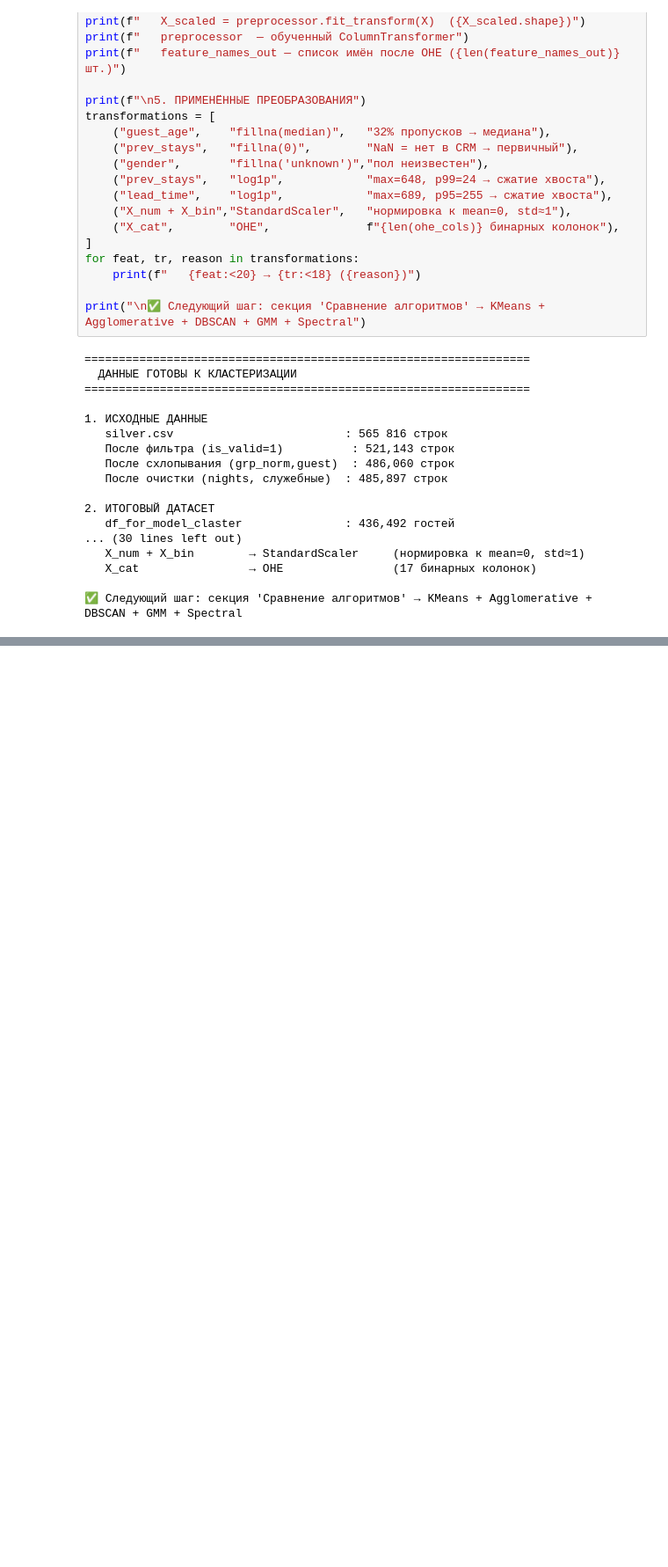
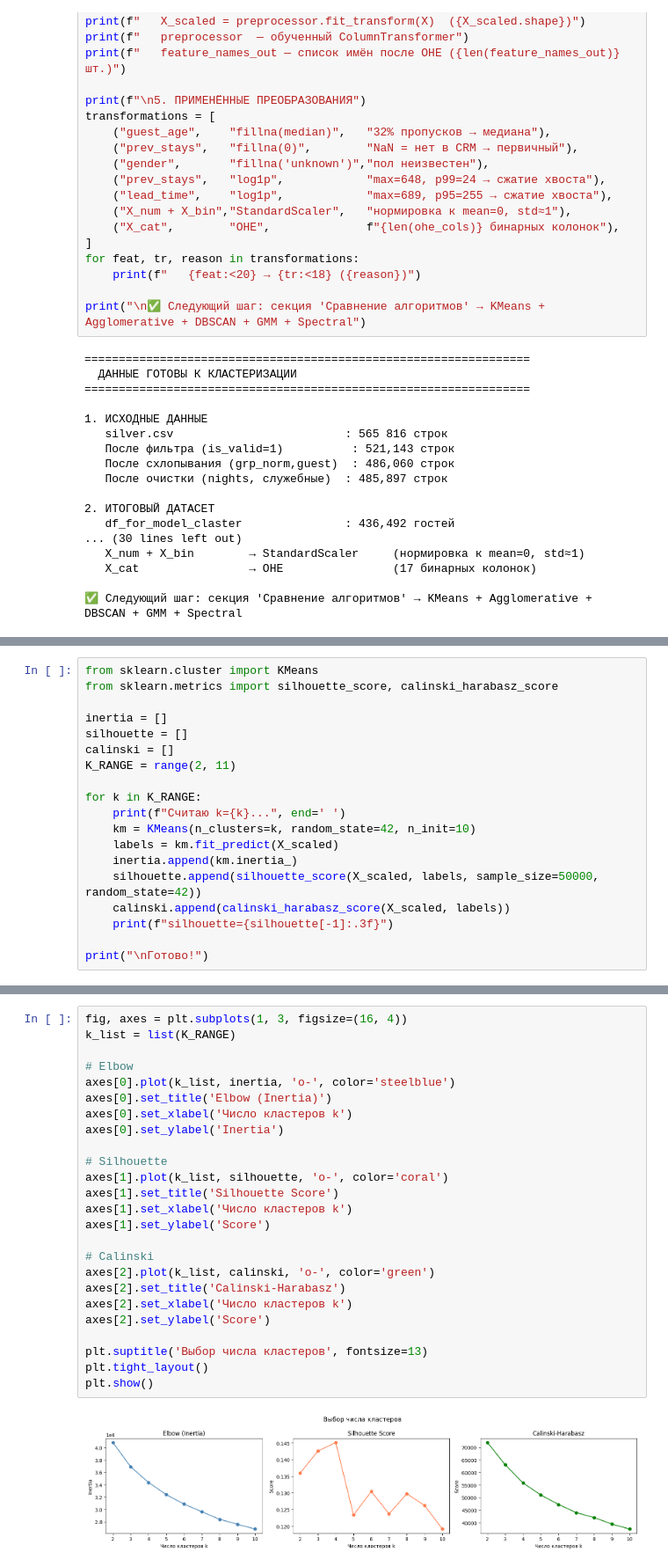
Before and after one commit to MSSAS/booking, a Jupyter notebook: ml/pipeline_clustering.ipynb, the cells around one changed output, grey strips where cells are left out. Shown at 88% size. Saved outputs shown, nothing was run; the diff lists cells and outputs as text; blank space fills up the shorter version.

Commit message:
kmeans v1

```diff
--- a/ml/pipeline_clustering.ipynb
+++ b/ml/pipeline_clustering.ipynb
@@ -977,0 +1023,19 @@ print("\n✅ Следующий шаг: секция 'Сравнение алг
+# %%
+from sklearn.cluster import KMeans
+from sklearn.metrics import silhouette_score, calinski_harabasz_score
+
+inertia = []
+silhouette = []
+calinski = []
+K_RANGE = range(2, 11)
+
+for k in K_RANGE:
+    print(f"Считаю k={k}...", end=' ')
+    km = KMeans(n_clusters=k, random_state=42, n_init=10)
+    labels = km.fit_predict(X_scaled)
+    inertia.append(km.inertia_)
+    silhouette.append(silhouette_score(X_scaled, labels, sample_size=50000, random_state=42))
+    calinski.append(calinski_harabasz_score(X_scaled, labels))
+    print(f"silhouette={silhouette[-1]:.3f}")
+
+print("\nГотово!")
@@ -977,0 +1064,27 @@ print("\n✅ Следующий шаг: секция 'Сравнение алг
+# %%
+fig, axes = plt.subplots(1, 3, figsize=(16, 4))
+k_list = list(K_RANGE)
+
+# Elbow
+axes[0].plot(k_list, inertia, 'o-', color='steelblue')
+axes[0].set_title('Elbow (Inertia)')
+axes[0].set_xlabel('Число кластеров k')
+axes[0].set_ylabel('Inertia')
+
+# Silhouette
+axes[1].plot(k_list, silhouette, 'o-', color='coral')
+axes[1].set_title('Silhouette Score')
+axes[1].set_xlabel('Число кластеров k')
+axes[1].set_ylabel('Score')
+
+# Calinski
+axes[2].plot(k_list, calinski, 'o-', color='green')
+axes[2].set_title('Calinski-Harabasz')
+axes[2].set_xlabel('Число кластеров k')
+axes[2].set_ylabel('Score')
+
+plt.suptitle('Выбор числа кластеров', fontsize=13)
+plt.tight_layout()
+plt.show()
+# %% [output]
+[figure, added]
```
Also changed, not shown: parts of 16 cells of this notebook, 4 other files.
